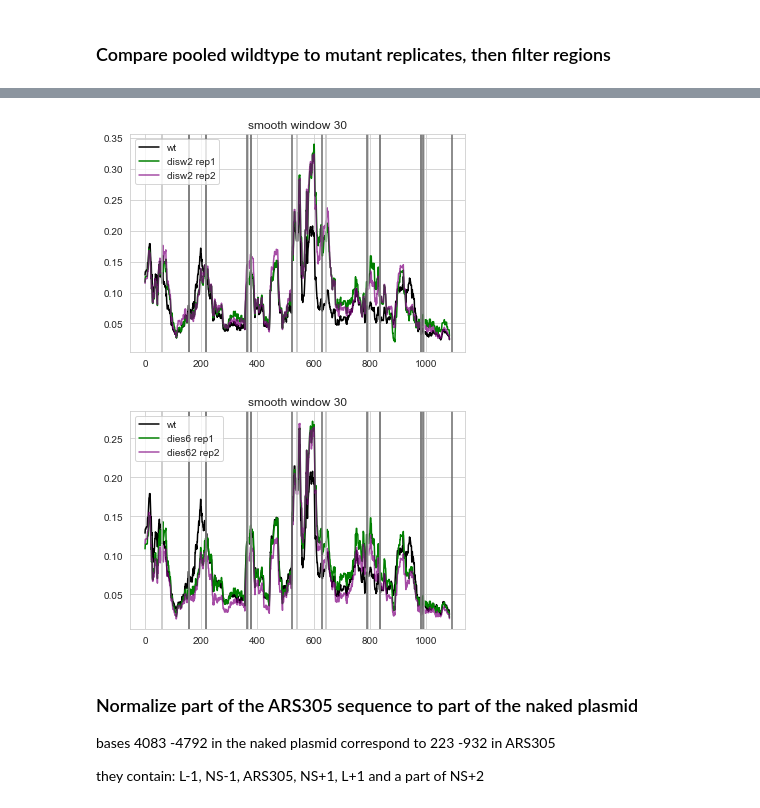
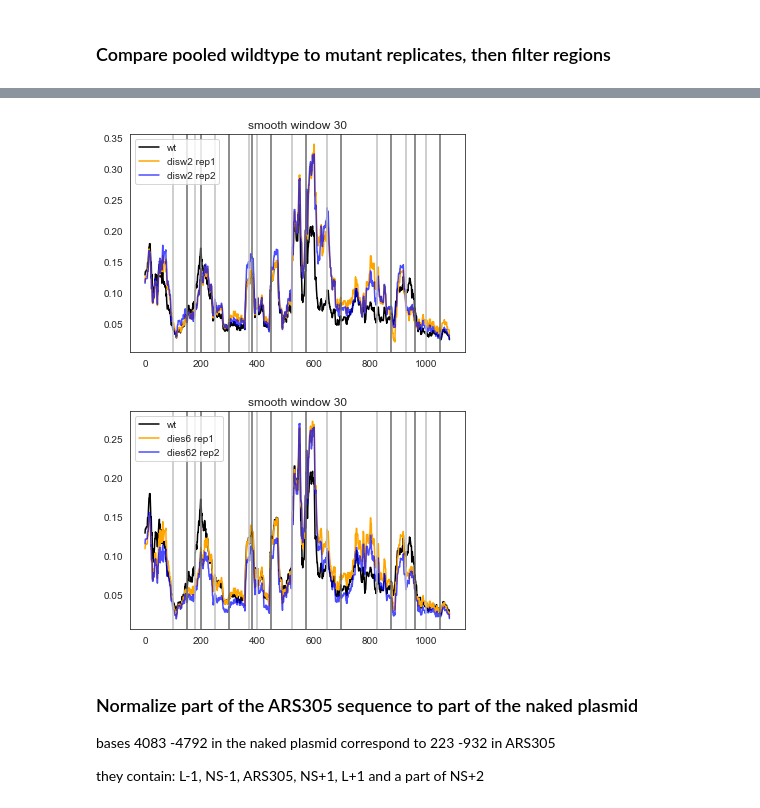
Before and after one commit to KarolineHoller/nanopore_methylation, a Jupyter notebook: methylation_analysis_20220502_ARS305.ipynb, the cells around one changed output, grey strips where cells are left out. Drawn from its saved outputs; the diff is of its cells as text; code cells hidden in the pictures.

```diff
--- a/methylation_analysis_20220502_ARS305.ipynb
+++ b/methylation_analysis_20220502_ARS305.ipynb
@@ -399,14 +341,22 @@ ARS305_wt = np.loadtxt("ARS305/wt_mat_Megalodon_repIII_ARS305_end_LexA.txt")
 #replicate 2
 ARS305_wt_rep2 = np.genfromtxt("ARS305/ARS305_wt_REP2_noNA.csv", dtype = int, delimiter = ",")
 #feature annotation
-ARS305_anno = pd.read_csv("ARS305/Features_from ARS305_end_LexA _(31 .. 1124).txt", sep  = "\t",
+
+#ARS305_anno = pd.read_csv("ARS305/Features_from ARS305_end_LexA _(31 .. 1124).txt", sep  = "\t",
+#                          header = None, index_col = 0)
+#ARS305_anno.columns = ["position", "length"]
+
+ARS305_anno = pd.read_csv("ARS305/coordinates_ARS305.txt", sep  = "\t",
                           header = None, index_col = 0)
-ARS305_anno.columns = ["position", "length"]
+ARS305_anno.columns = ["position"]
+
 ARS305_anno.index = ARS305_anno.index.astype("string")
 ARS305_anno.index = ARS305_anno.index.str.strip()
 
 ARS305_anno["pos_start"] = ARS305_anno.position.str.split(".").str[0].astype(int) -1
 ARS305_anno["pos_stop"] = ARS305_anno.position.str.split(".").str[2].astype(int) -1
+
+ARS305_anno["length"] = ARS305_anno.pos_stop - ARS305_anno.pos_start
 # %%
 #ARS305_wt_rep2.drop(index = ARS305_wt_rep2.index[700:722], inplace =True)
 # %%
@@ -1201,5 +1166,7 @@ segments.loc[(segments["p_value_disw2_rep1"] < pvalue) &
 # %%
 # How does that look over the whole sequence?
+
+sns.set_style("white")
 smooth_width = 30
 
 sns.lineplot(x = range(pooled_wt.shape[0]),
@@ -1207,39 +1174,39 @@ sns.lineplot(x = range(pooled_wt.shape[0]),
              color = "black", label = "wt")
 sns.lineplot(x = range(pooled_wt.shape[0]),
                  y = np.convolve(disw2_rep1_minmax, np.ones(smooth_width)/smooth_width, mode ="same"),
-             color = "green", label = "disw2 rep1")
+             color = "orange", label = "disw2 rep1")
 sns.lineplot(x = range(pooled_wt.shape[0]),
                  y = np.convolve(disw2_rep2_minmax, np.ones(smooth_width)/smooth_width, mode ="same"),
-             color = "purple", alpha = 0.7, label = "disw2 rep2")
+             color = "blue", alpha = 0.7, label = "disw2 rep2")
 plt.title("smooth window " + str(smooth_width))
 
 for border in ARS305_anno.loc[:, "pos_start"]:
     plt.axvline(border, color = "silver")
 for border in ARS305_anno.loc[:, "pos_stop"]:
     plt.axvline(border, color = "dimgray")
 
 plt.show()
 
 sns.lineplot(x = range(pooled_wt.shape[0]),
                  y = np.convolve(pooled_wt, np.ones(smooth_width)/smooth_width, mode ="same"),
              color = "black", label = "wt")
 sns.lineplot(x = range(pooled_wt.shape[0]),
                  y = np.convolve(dies6_rep1_minmax, np.ones(smooth_width)/smooth_width, mode ="same"),
-             color = "green", label = "dies6 rep1")
+             color = "orange", label = "dies6 rep1")
 sns.lineplot(x = range(pooled_wt.shape[0]),
                  y = np.convolve(dies6_rep2_minmax, np.ones(smooth_width)/smooth_width, mode ="same"),
-             color = "purple", alpha = 0.7, label = "dies62 rep2")
+             color = "blue", alpha = 0.7, label = "dies62 rep2")
 plt.title("smooth window " + str(smooth_width))
 
 for border in ARS305_anno.loc[:, "pos_start"]:
     plt.axvline(border, color = "silver")
 for border in ARS305_anno.loc[:, "pos_stop"]:
     plt.axvline(border, color = "dimgray")
 
 plt.show()
 # %% [output]
-[figure, old version]
+[figure, new version]
-[figure, old version]
+[figure, new version]
 # %% [markdown]
 ### Normalize part of the ARS305 sequence to part of the naked plasmid
 
```
Also changed, not shown: parts of 45 cells of this notebook.
